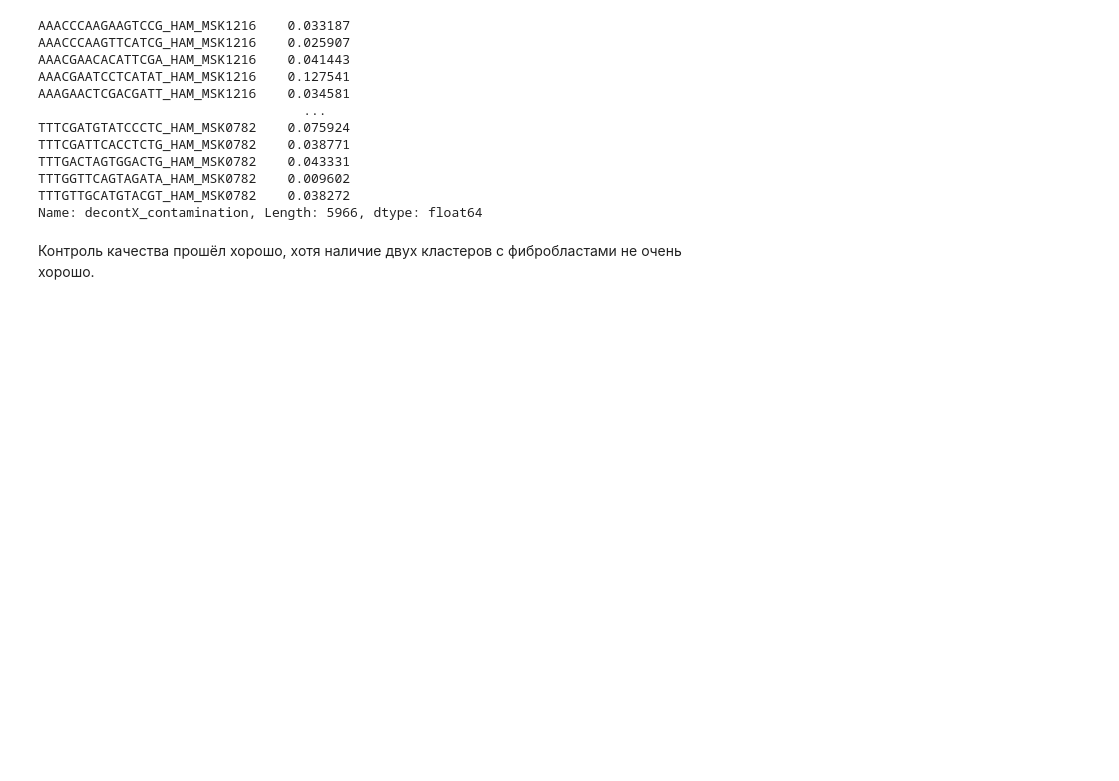
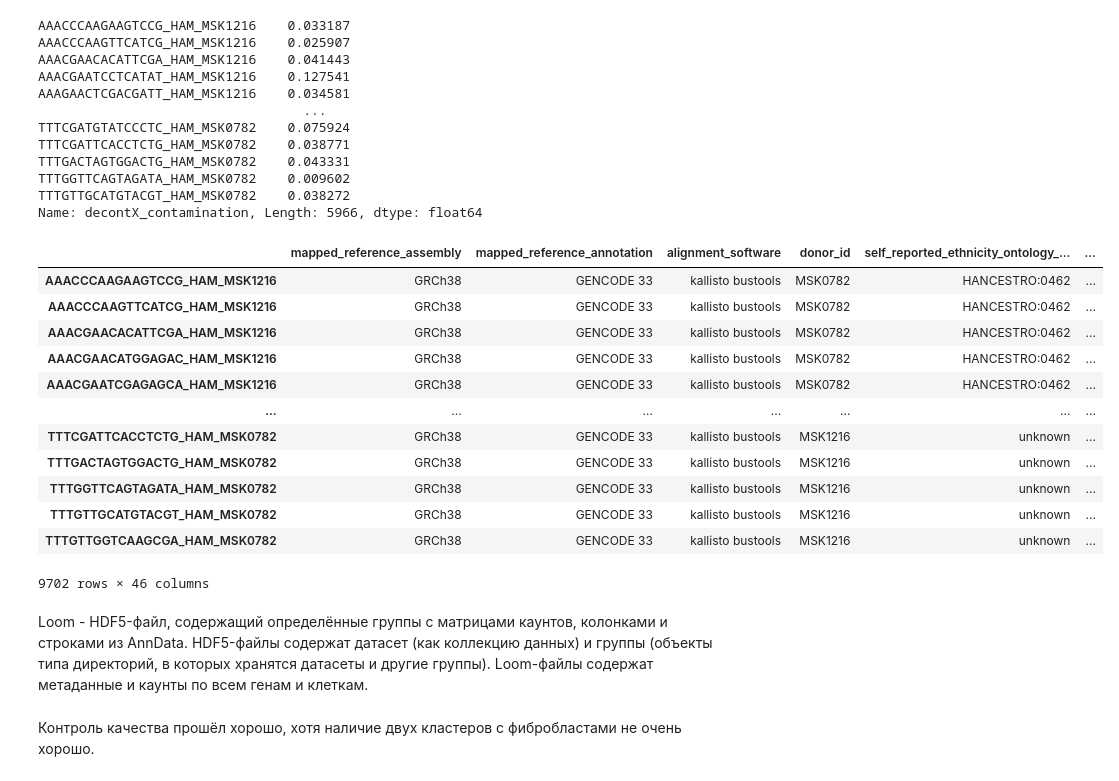
Before and after one commit to alilumii/transcriptomics_FBB, a Jupyter notebook: 06_scverse.ipynb, the cells around one changed output. Drawn from its saved outputs; the diff is of its cells as text; code cells hidden in the pictures; blank space fills up the shorter version.

```diff
--- a/06_scverse.ipynb
+++ b/06_scverse.ipynb
@@ -346,3 +346,19 @@ TTTGACTAGTGGACTG_HAM_MSK0782    0.043331
 TTTGGTTCAGTAGATA_HAM_MSK0782    0.009602
 TTTGTTGCATGTACGT_HAM_MSK0782    0.038272
 Name: decontX_contamination, Length: 5966, dtype: float64
+# %%
+adata[adata.obs["decontX_contamination"] < 0.1].obs
+# %% [output]
+|  | mapped_reference_assembly | mapped_reference_annotation | alignment_software | donor_id | self_reported_ethnicity_ontology_... | ... |
+| AAACCCAAGAAGTCCG_HAM_MSK1216 | GRCh38 | GENCODE 33 | kallisto bustools | MSK0782 | HANCESTRO:0462 | ... |
+| AAACCCAAGTTCATCG_HAM_MSK1216 | GRCh38 | GENCODE 33 | kallisto bustools | MSK0782 | HANCESTRO:0462 | ... |
+| AAACGAACACATTCGA_HAM_MSK1216 | GRCh38 | GENCODE 33 | kallisto bustools | MSK0782 | HANCESTRO:0462 | ... |
+| AAACGAACATGGAGAC_HAM_MSK1216 | GRCh38 | GENCODE 33 | kallisto bustools | MSK0782 | HANCESTRO:0462 | ... |
+| AAACGAATCGAGAGCA_HAM_MSK1216 | GRCh38 | GENCODE 33 | kallisto bustools | MSK0782 | HANCESTRO:0462 | ... |
+| ... | ... | ... | ... | ... | ... | ... |
+| TTTCGATTCACCTCTG_HAM_MSK0782 | GRCh38 | GENCODE 33 | kallisto bustools | MSK1216 | unknown | ... |
+| TTTGACTAGTGGACTG_HAM_MSK0782 | GRCh38 | GENCODE 33 | kallisto bustools | MSK1216 | unknown | ... |
+| TTTGGTTCAGTAGATA_HAM_MSK0782 | GRCh38 | GENCODE 33 | kallisto bustools | MSK1216 | unknown | ... |
+| TTTGTTGCATGTACGT_HAM_MSK0782 | GRCh38 | GENCODE 33 | kallisto bustools | MSK1216 | unknown | ... |
+| TTTGTTGGTCAAGCGA_HAM_MSK0782 | GRCh38 | GENCODE 33 | kallisto bustools | MSK1216 | unknown | ... |
+9702 rows × 46 columns
@@ -349,2 +369,4 @@ Name: decontX_contamination, Length: 5966, dtype: float64
+# %% [markdown]
+Loom - HDF5-файл, содержащий определённые группы с матрицами каунтов, колонками и строками из AnnData. HDF5-файлы содержат датасет (как коллекцию данных) и группы (объекты типа директорий, в которых хранятся датасеты и другие группы). Loom-файлы содержат метаданные и каунты по всем генам и клеткам.
 # %% [markdown]
 Контроль качества прошёл хорошо, хотя наличие двух кластеров с фибробластами не очень хорошо.
```
Also changed, not shown: parts of 2 cells of this notebook.
